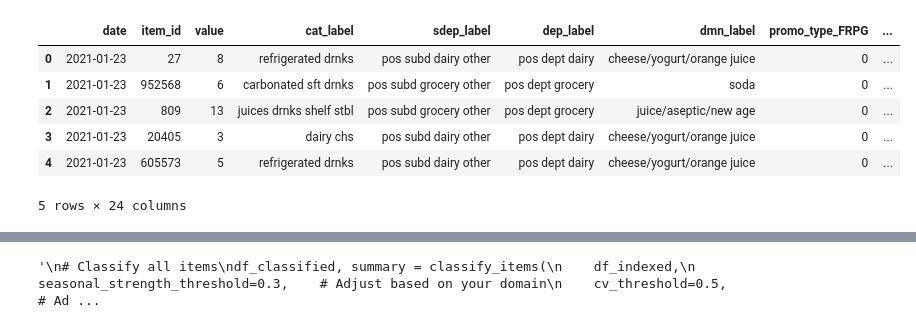
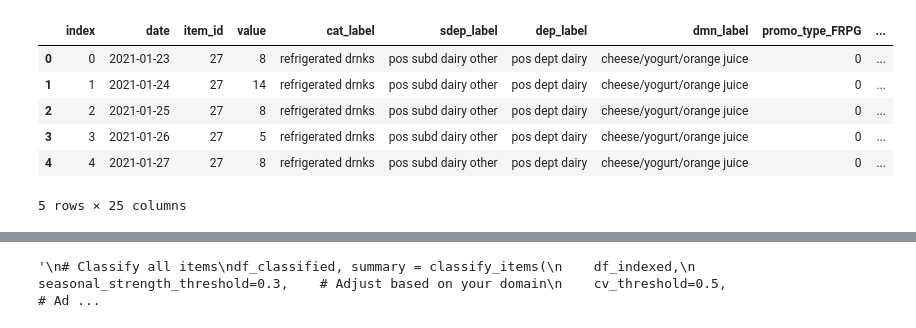
Before and after one commit to up202108724/Dissertation25-26, a Jupyter notebook: EDA/item_classifier.ipynb, the cells around one changed output, grey strips where cells are left out. Saved outputs shown, nothing was run; the diff lists cells and outputs as text; code cells hidden in the pictures.

```diff
--- a/EDA/item_classifier.ipynb
+++ b/EDA/item_classifier.ipynb
@@ -11,17 +7,17 @@ import seaborn as sns
 from item_classifier import *
 from plots import *
 # %%
-table = feather.read_table('../dataset/data_andre.feather', memory_map=True)
+table = feather.read_table('../dataset/df_imputed.feather', memory_map=True)
 df= table.to_pandas()
 df.head()
 # %% [output]
-|  | date | item_id | value | cat_label | sdep_label | dep_label | dmn_label | promo_type_FRPG | ... |
-| 0 | 2021-01-23 | 27 | 8 | refrigerated drnks | pos subd dairy other | pos dept dairy | cheese/yogurt/orange juice | 0 | ... |
-| 1 | 2021-01-23 | 952568 | 6 | carbonated sft drnks | pos subd grocery other | pos dept grocery | soda | 0 | ... |
-| 2 | 2021-01-23 | 809 | 13 | juices drnks shelf stbl | pos subd grocery other | pos dept grocery | juice/aseptic/new age | 0 | ... |
-| 3 | 2021-01-23 | 20405 | 3 | dairy chs | pos subd dairy other | pos dept dairy | cheese/yogurt/orange juice | 0 | ... |
-| 4 | 2021-01-23 | 605573 | 5 | refrigerated drnks | pos subd dairy other | pos dept dairy | cheese/yogurt/orange juice | 0 | ... |
+|  | index | date | item_id | value | cat_label | sdep_label | dep_label | dmn_label | promo_type_FRPG | ... |
+| 0 | 0 | 2021-01-23 | 27 | 8 | refrigerated drnks | pos subd dairy other | pos dept dairy | cheese/yogurt/orange juice | 0 | ... |
+| 1 | 1 | 2021-01-24 | 27 | 14 | refrigerated drnks | pos subd dairy other | pos dept dairy | cheese/yogurt/orange juice | 0 | ... |
+| 2 | 2 | 2021-01-25 | 27 | 8 | refrigerated drnks | pos subd dairy other | pos dept dairy | cheese/yogurt/orange juice | 0 | ... |
+| 3 | 3 | 2021-01-26 | 27 | 5 | refrigerated drnks | pos subd dairy other | pos dept dairy | cheese/yogurt/orange juice | 0 | ... |
+| 4 | 4 | 2021-01-27 | 27 | 8 | refrigerated drnks | pos subd dairy other | pos dept dairy | cheese/yogurt/orange juice | 0 | ... |
-5 rows × 24 columns
+5 rows × 25 columns
 # %%
 df_indexed = df.copy()
 df_indexed["date"] = pd.to_datetime(df_indexed["date"])
```
Also changed, not shown: parts of 4 cells of this notebook, 38 other files.
